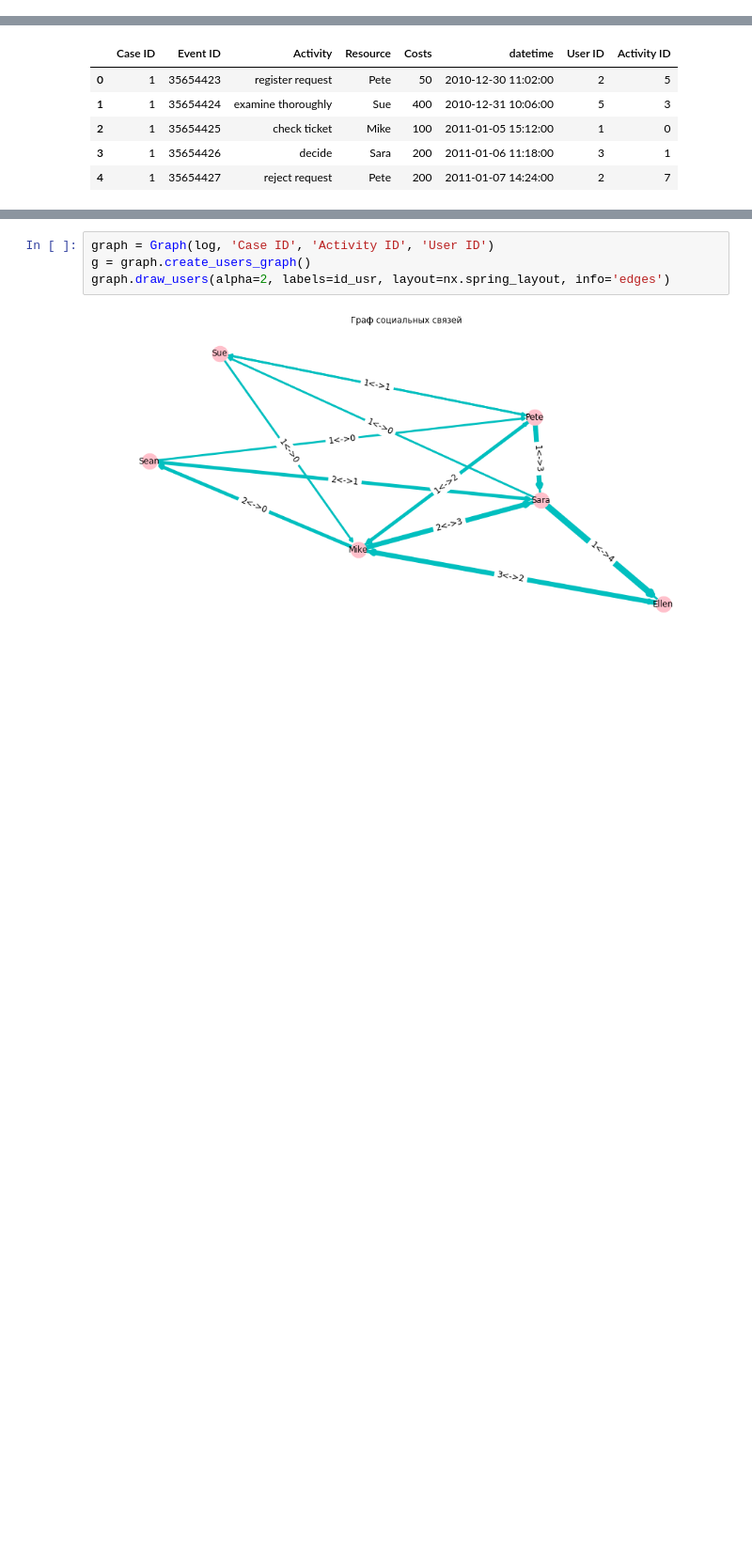
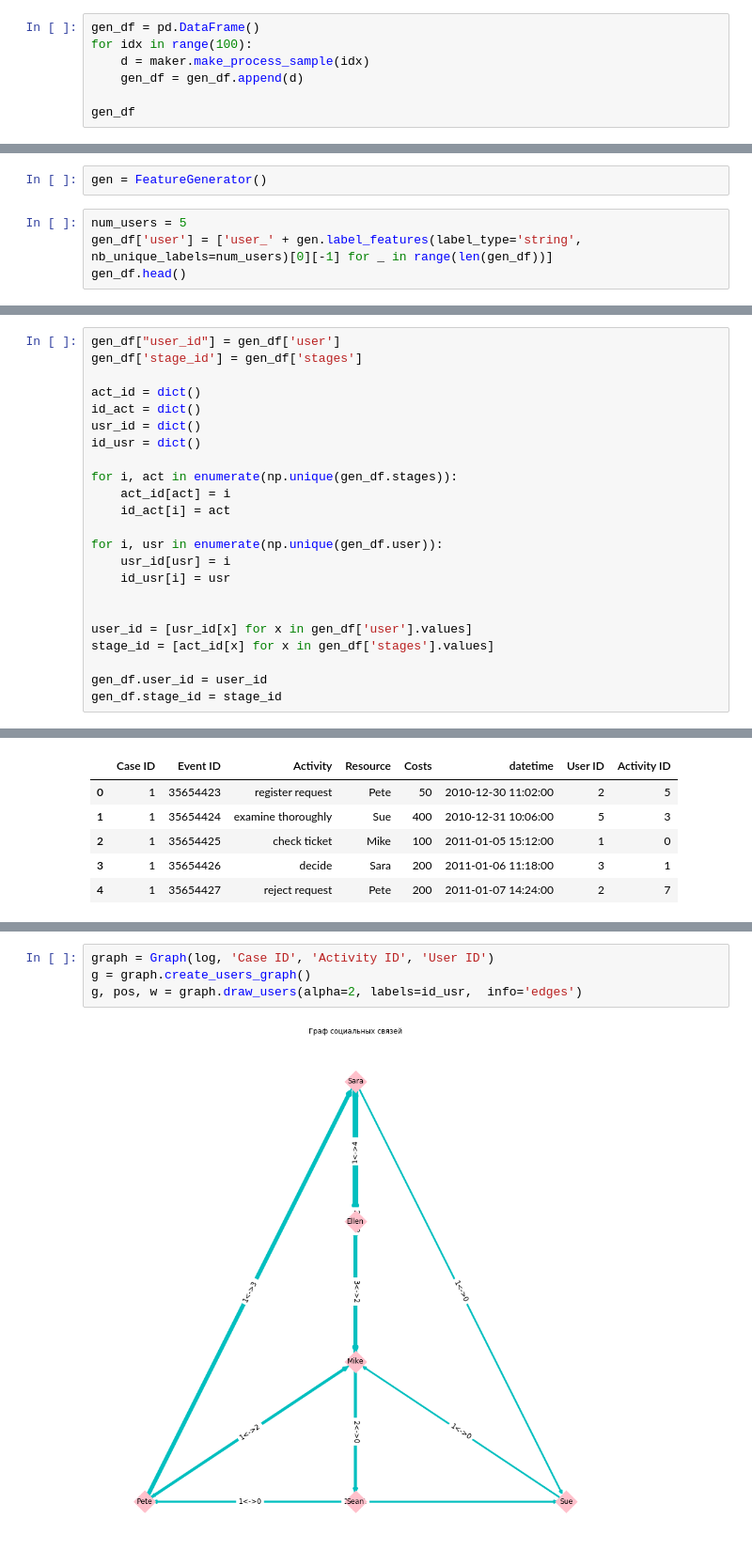
Before and after one commit to booydar/workshop, a Jupyter notebook: nx Graph.ipynb, the cells around one changed output, grey strips where cells are left out. Shown: that part at 94% size. Cells and saved outputs as stored; diff of their text form; blank space fills up the shorter version.

```diff
--- a/nx Graph.ipynb
+++ b/nx Graph.ipynb
@@ -240,0 +282,7 @@ data.head()
+# %%
+gen_df = pd.DataFrame()
+for idx in range(100):
+    d = maker.make_process_sample(idx)
+    gen_df = gen_df.append(d)
+
+gen_df
@@ -240,0 +303,6 @@ data.head()
+# %%
+gen = FeatureGenerator()
+# %%
+num_users = 5
+gen_df['user'] = ['user_' + gen.label_features(label_type='string', nb_unique_labels=num_users)[0][-1] for _ in range(len(gen_df))]
+gen_df.head()
@@ -240,0 +316,23 @@ data.head()
+# %%
+gen_df["user_id"] = gen_df['user']
+gen_df['stage_id'] = gen_df['stages']
+
+act_id = dict()
+id_act = dict()
+usr_id = dict()
+id_usr = dict()
+
+for i, act in enumerate(np.unique(gen_df.stages)):
+    act_id[act] = i
+    id_act[i] = act
+
+for i, usr in enumerate(np.unique(gen_df.user)):
+    usr_id[usr] = i
+    id_usr[i] = usr
+
+
+user_id = [usr_id[x] for x in gen_df['user'].values]
+stage_id = [act_id[x] for x in gen_df['stages'].values]
+
+gen_df.user_id = user_id
+gen_df.stage_id = stage_id
@@ -293,7 +529,7 @@ log.head()
 # %%
 graph = Graph(log, 'Case ID', 'Activity ID', 'User ID')
 g = graph.create_users_graph()
-graph.draw_users(alpha=2, labels=id_usr, layout=nx.spring_layout, info='edges')
+g, pos, w = graph.draw_users(alpha=2, labels=id_usr,  info='edges')
 # %% [output]
-[figure, old version]
+[figure, new version]
 # %%
```
Also changed, not shown: parts of 31 cells of this notebook, 2 other files.
